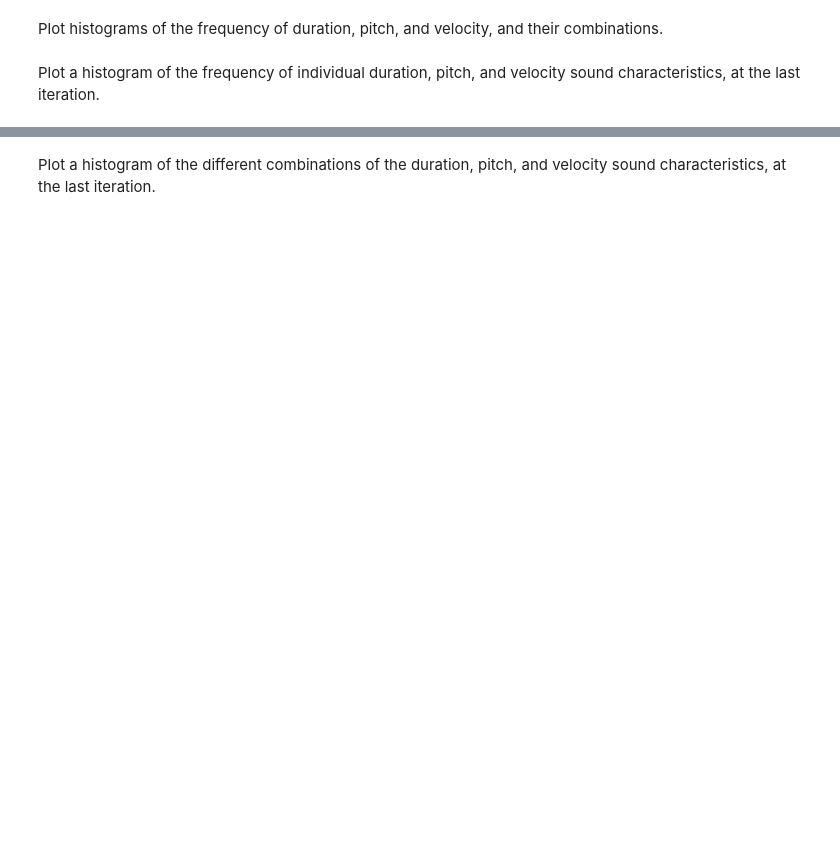
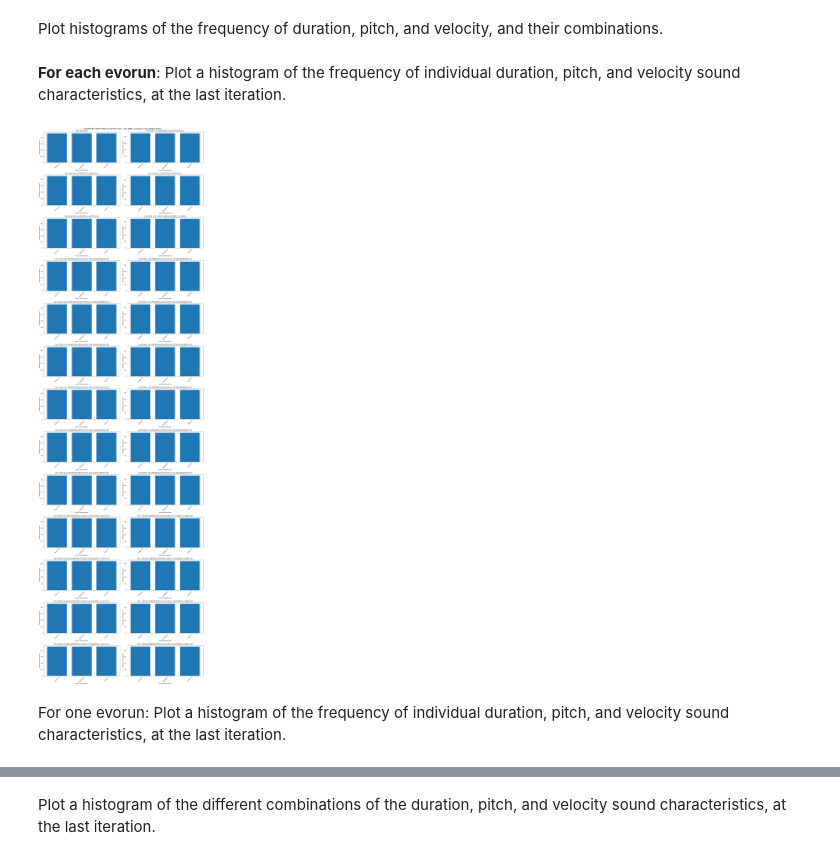
Before and after one commit to synth-is/kromosynth-cli, a Jupyter notebook: analysis/durationPitchDeltaVelocityCombinations.ipynb, the cells around one changed output, grey strips where cells are left out. Drawn from its saved outputs; the diff is of its cells as text; code cells hidden in the pictures; blank space fills up the shorter version.

```diff
--- a/analysis/durationPitchDeltaVelocityCombinations.ipynb
+++ b/analysis/durationPitchDeltaVelocityCombinations.ipynb
@@ -36,3 +37,35 @@ data = read_data_from_json(json_file_path)
+# %%
+import numpy as np
+def subplot_par_chart_from_key_value_arrays(plt, ax, keys, values, title, hspace=0.4):
+    pos = np.arange(len(keys))
+    ax.bar(pos, values, align='center')
+    ax.set_xticks(pos)
+    ax.set_xticklabels(keys, rotation=45)
+    ax.set_title(title)
+
+    ax.set_xlabel('Sound characteristics')
+    ax.set_ylabel('Number of occurrences')
+
+    plt.subplots_adjust(hspace=hspace)
+# %% [markdown]
+**For each evorun**: Plot a histogram of the frequency of individual duration, pitch, and velocity sound characteristics, at the last iteration.
+# %%
+
+def durationPitchDeltaVelocityCountPlotFunc(plt, ax, x_values, array, arrayLabel):
+    # Read the last element of the array duration_pitch_delta_velocity_combinations_array into the variable duration_pitch_delta_velocity_combinations
+    duration_pitch_delta_velocity_combinations = array[-1]
+    eliteMapDurationPitchDeltaVelocityCounts = duration_pitch_delta_velocity_combinations['eliteMapDurationPitchDeltaVelocityCounts']
+
+    # Sort the dictionary by key
+    eliteMapDurationPitchDeltaVelocityCounts = dict(sorted(eliteMapDurationPitchDeltaVelocityCounts.items()))
+
+    subplot_par_chart_from_key_value_arrays(plt, ax, eliteMapDurationPitchDeltaVelocityCounts.keys(), eliteMapDurationPitchDeltaVelocityCounts.values(), arrayLabel)
+
+    plt.subplots_adjust(hspace=0.4)
+
+plotUtil.render_graphs(duration_pitch_delta_velocity_combinations_arrays, x_multiplier, durationPitchDeltaVelocityCountPlotFunc, 20, 65, title)
+# %% [output]
+[figure, added]
 # %% [markdown]
-Plot a histogram of the frequency of individual duration, pitch, and velocity sound characteristics, at the last iteration.
+For one evorun: Plot a histogram of the frequency of individual duration, pitch, and velocity sound characteristics, at the last iteration.
 # %%
```
Also changed, not shown: parts of 7 cells of this notebook, 11 other files.
